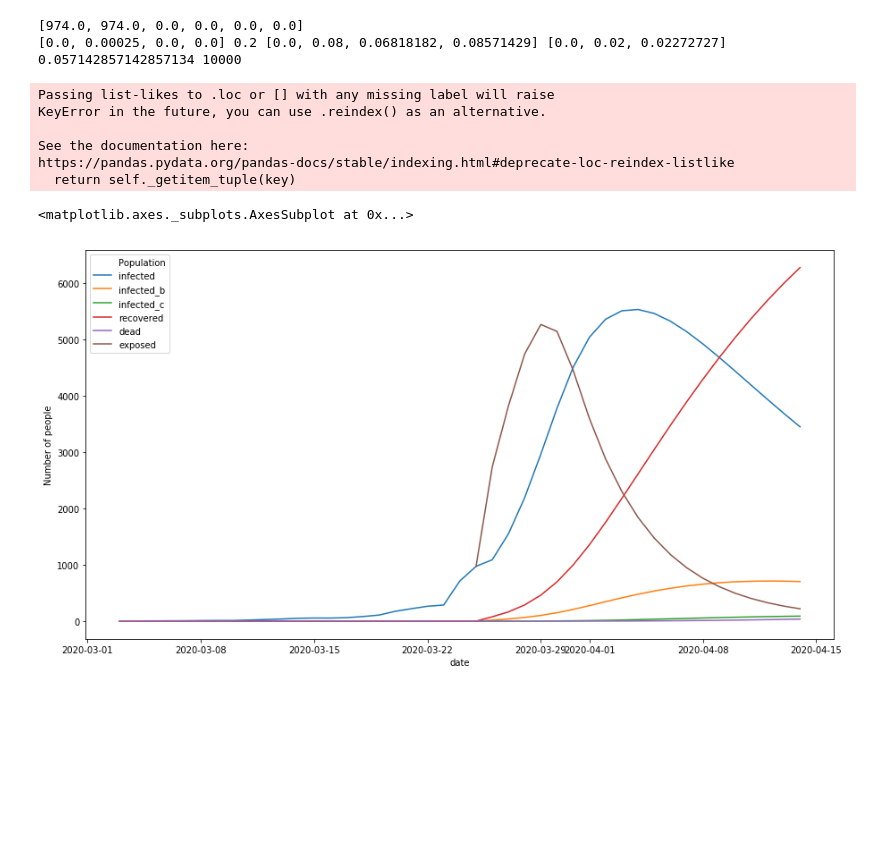
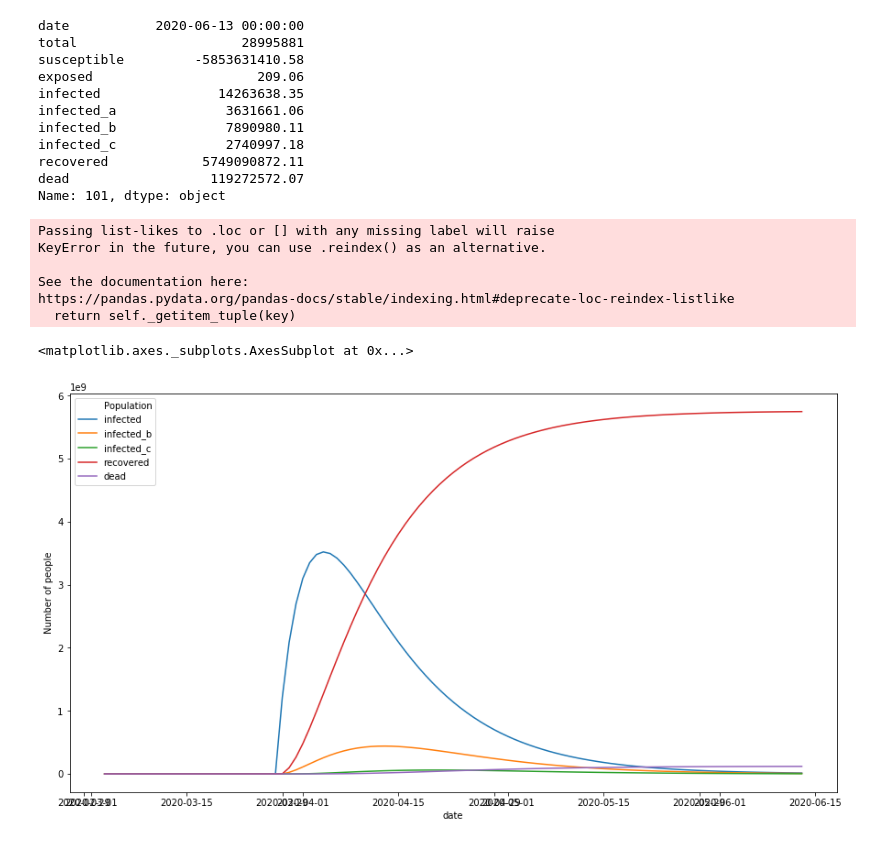
Before and after one commit to act-now-coalition/covid-data-model, a Jupyter notebook: seird_notebook_runtime.ipynb, the cells around one changed output. Saved outputs shown, nothing was run; the diff lists cells and outputs as text; code cells hidden in the pictures; blank space fills up the shorter version.

```diff
--- a/seird_notebook_runtime.ipynb
+++ b/seird_notebook_runtime.ipynb
@@ -39,7 +39,7 @@ def model_state(country, state, interventions=None):
         'beds': Dataset.get_beds_by_country_state(country, state),
         'population': POP,
         #'projection_iterations': 25, # Number of iterations into the future to project
-        'projection_iterations': 5, # Number of iterations into the future to project
+        'projection_iterations': 20, # Number of iterations into the future to project
         'r0': r0,
         'interventions': interventions,
         'hospitalization_rate': HOSPITALIZATION_RATE,
@@ -121,25 +121,36 @@ use_harvard_init = False #If True use the harvard model inputs for inital condit
 # %%
 #[df, soln] = model_state('USA', 'TX', INTERVENTIONS[3])
 [df, soln] = model_state('USA', 'TX', INTERVENTIONS[0])
+
+print(df.iloc[-1])
 
 if use_harvard_init:
     df.index.name = 'date'
     df.reset_index(inplace=True)
 
-chart_cols = ["exposed", "infected", "infected_b", "infected_c",  "recovered", "dead"] #, "susceptible"]
-
+#chart_cols = ["exposed", "infected", "infected_b", "infected_c",  "recovered", "dead"] #, "susceptible"]
+chart_cols = ["infected", "infected_b", "infected_c",  "recovered", "dead"] #, "susceptible"]
 plot_df(df, chart_cols)
 # %% [output]
-[974.0, 974.0, 0.0, 0.0, 0.0, 0.0]
-[0.0, 0.00025, 0.0, 0.0] 0.2 [0.0, 0.08, 0.06818182, 0.08571429] [0.0, 0.02, 0.02272727] 0.057142857142857134 10000
+date           2020-06-13 00:00:00
+total                     28995881
+susceptible         -5853631410.58
+exposed                     209.06
+infected               14263638.35
+infected_a              3631661.06
+infected_b              7890980.11
+infected_c              2740997.18
+recovered            5749090872.11
+dead                  119272572.07
+Name: 101, dtype: object
 Passing list-likes to .loc or [] with any missing label will raise
 KeyError in the future, you can use .reindex() as an alternative.
 
 See the documentation here:
 https://pandas.pydata.org/pandas-docs/stable/indexing.html#deprecate-loc-reindex-listlike
   return self._getitem_tuple(key)
 <matplotlib.axes._subplots.AxesSubplot at 0x...>
-[figure, old version]
+[figure, new version]
 # %%
 [initervention_df, soln] = model_state('USA', 'TX', INTERVENTIONS[3])
 
```
Also changed, not shown: parts of 2 cells of this notebook, 1 other file.
